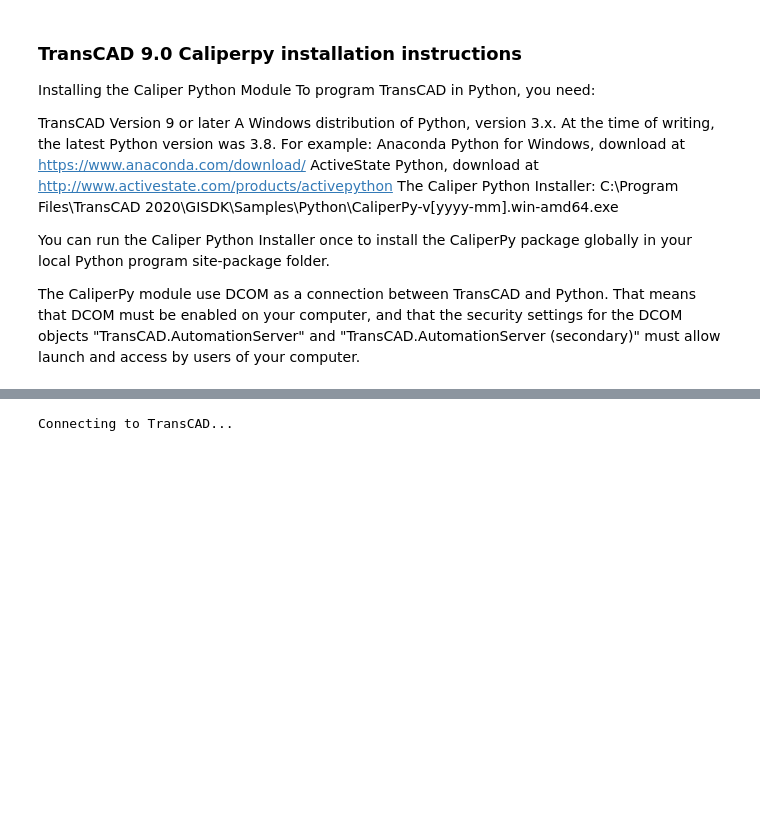
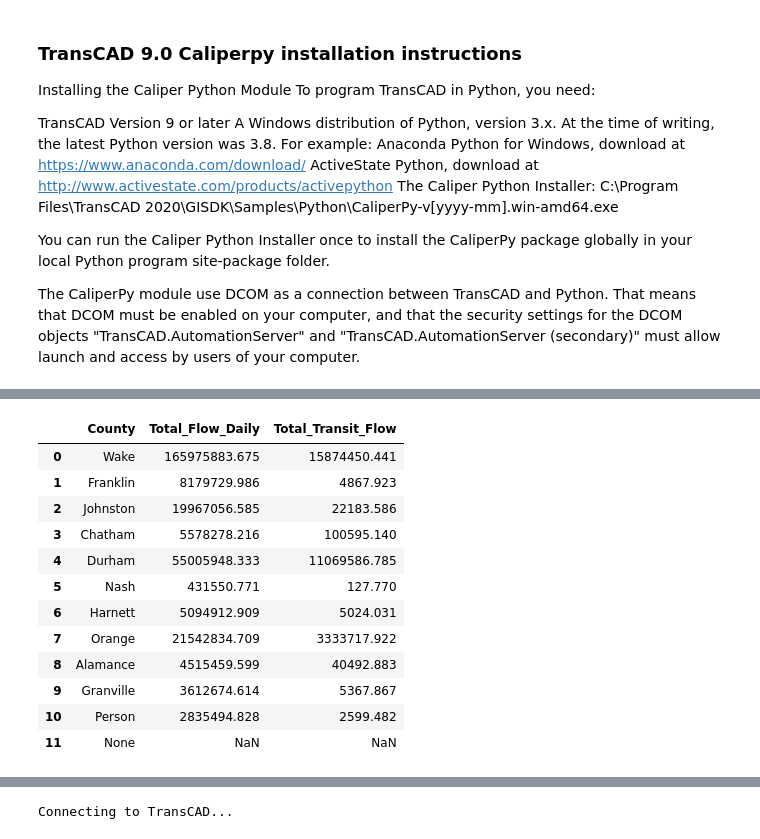
Before and after one commit to JFord-DCHCMPO/TRMG2_Analyses, a Jupyter notebook: TRMG2_Analyses.ipynb, the cells around one changed output, grey strips where cells are left out. Saved outputs shown, nothing was run; the diff lists cells and outputs as text; code cells hidden in the pictures; blank space fills up the shorter version.

```diff
--- a/TRMG2_Analyses.ipynb
+++ b/TRMG2_Analyses.ipynb
@@ -67,0 +95,29 @@ by_county.rename()
+# %%
+group_cols = ["County"]
+sum_cols = ["Total_Transit_Flow","Total_Flow_Daily"]
+
+
+by_class = geography_utils.aggregate_by_geography(
+  # replace_nas[replace_nas.COUNTY.notna()],
+    hwy_2016_g2,
+    group_cols=group_cols,
+    sum_cols = sum_cols
+
+
+)
+
+by_class
+# %% [output]
+|  | County | Total_Flow_Daily | Total_Transit_Flow |
+| 0 | Wake | 165975883.675 | 15874450.441 |
+| 1 | Franklin | 8179729.986 | 4867.923 |
+| 2 | Johnston | 19967056.585 | 22183.586 |
+| 3 | Chatham | 5578278.216 | 100595.140 |
+| 4 | Durham | 55005948.333 | 11069586.785 |
+| 5 | Nash | 431550.771 | 127.770 |
+| 6 | Harnett | 5094912.909 | 5024.031 |
+| 7 | Orange | 21542834.709 | 3333717.922 |
+| 8 | Alamance | 4515459.599 | 40492.883 |
+| 9 | Granville | 3612674.614 | 5367.867 |
+| 10 | Person | 2835494.828 | 2599.482 |
+| 11 | None | NaN | NaN |
```
Also changed, not shown: parts of 6 cells of this notebook, 1 other file.
